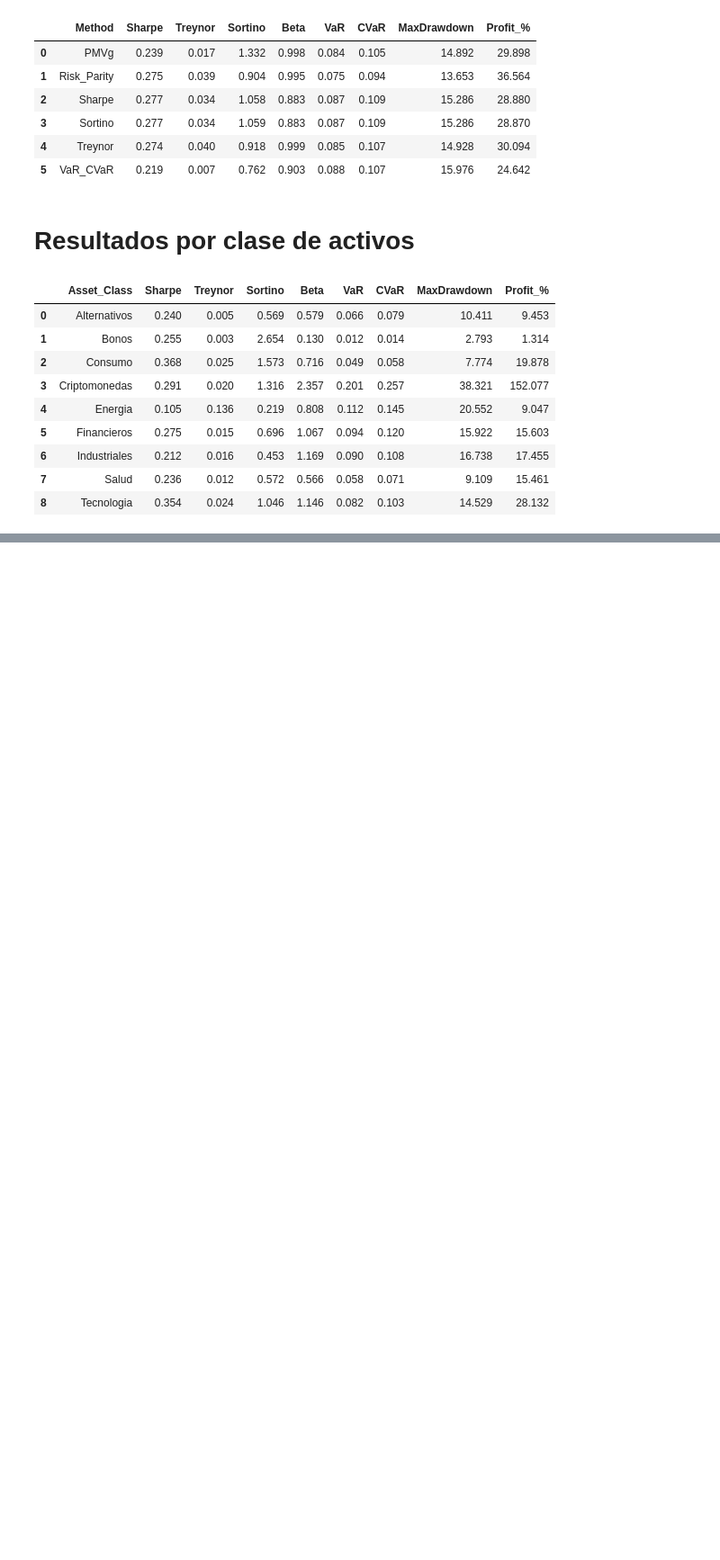
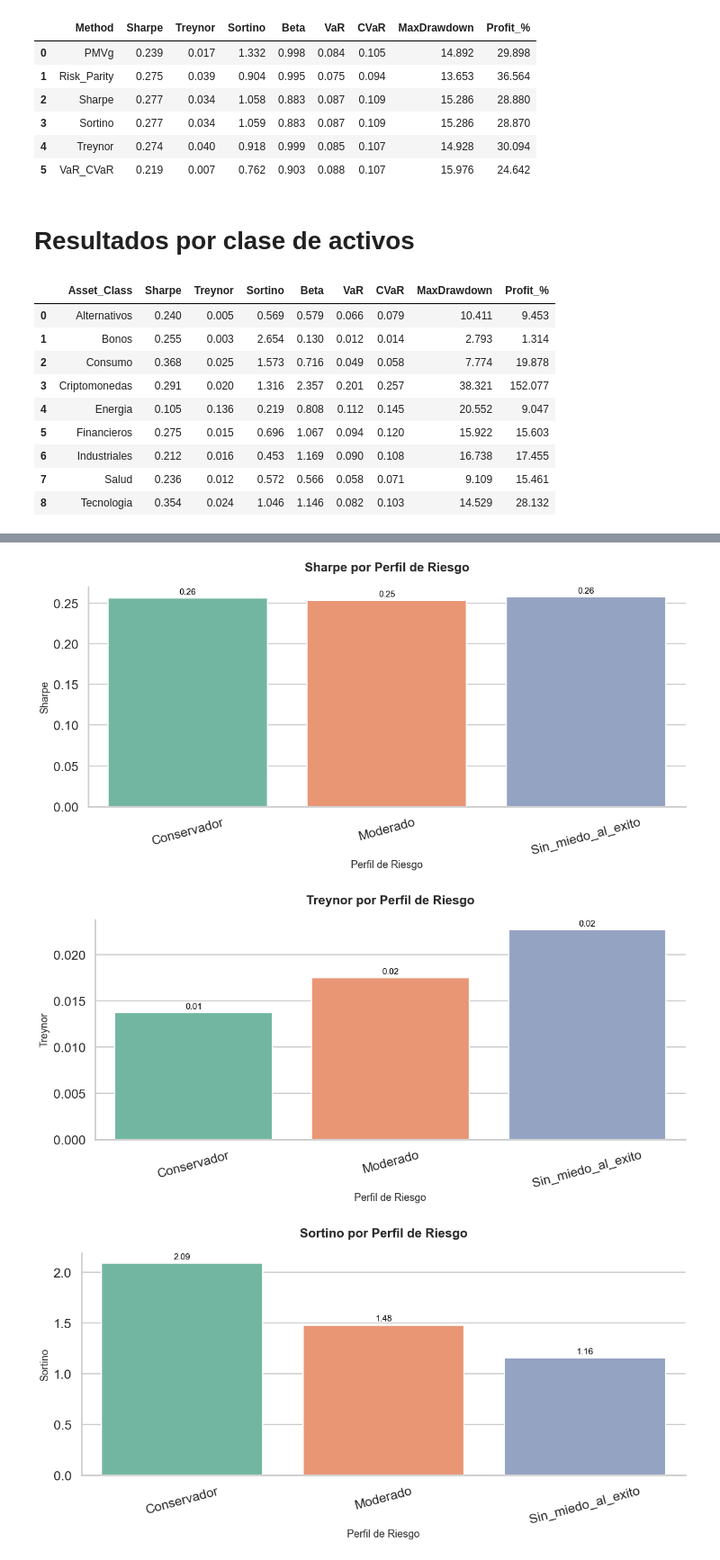
Before and after one commit to EdwarValDS/An-lisis-Gesti-n-de-Portafolios, a Jupyter notebook: analisis_resultados.ipynb, the cells around one changed output, grey strips where cells are left out. Shown at 90% size. Saved outputs shown, nothing was run; the diff lists cells and outputs as text; code cells hidden in the pictures; blank space fills up the shorter version.

```diff
--- a/analisis_resultados.ipynb
+++ b/analisis_resultados.ipynb
@@ -112,11 +157,0 @@ resultados_por_clase_de_activos.round(3)
-# %%
-resultados_por_clase_de_activos["Riesgo_bajo"] = [0, 70, 5, 0, 5, 5, 5, 5, 5]
-resultados_por_clase_de_activos["Riesgo_medio"] = [20, 40, 6.66, 0, 6.66, 6.66, 6.66, 6.66, 6.66]
-resultados_por_clase_de_activos["Riesgo_alto"] = [20, 20, 8.33, 10, 8.33, 8.33, 8.33, 8.33, 8.33]
-
-resultados_por_clase_de_activos["Profit_%_bajo_riesgo"] = resultados_por_clase_de_activos["Profit_%"] * resultados_por_clase_de_activos["Riesgo_bajo"] / 100
-resultados_por_clase_de_activos["Profit_%_medio_riesgo"] = resultados_por_clase_de_activos["Profit_%"] * resultados_por_clase_de_activos["Riesgo_medio"] / 100
-resultados_por_clase_de_activos["Profit_%_alto_riesgo"] = resultados_por_clase_de_activos["Profit_%"] * resultados_por_clase_de_activos["Riesgo_alto"] / 100
-
-retornos_perfiles = resultados_por_clase_de_activos[["Profit_%_bajo_riesgo", "Profit_%_medio_riesgo", "Profit_%_alto_riesgo"]]
-retornos_perfiles.sum().round(3)
@@ -199,0 +171,63 @@ The palette list has fewer values (8) than needed (9) and will cycle, which may
+# %%
+resultados_por_clase_de_activos["Conservador"] = [0, 70, 5, 0, 5, 5, 5, 5, 5]
+resultados_por_clase_de_activos["Moderado"] = [20, 40, 6.66, 0, 6.66, 6.66, 6.66, 6.66, 6.66]
+resultados_por_clase_de_activos["Sin_miedo_al_exito"] = [20, 20, 8.33, 10, 8.33, 8.33, 8.33, 8.33, 8.33]
+
+# --- Preparación de datos ---
+metricas = ["Sharpe","Treynor","Sortino","Beta", "VaR", "CVaR","MaxDrawdown","Profit_%"]
+
+# Aquí guardaremos todos los resultados
+resultados_lista = []
+
+for metric in metricas:
+    resultados_perfiles = resultados_por_clase_de_activos[[metric]].copy()
+    resultados_perfiles["Conservador"] = resultados_perfiles[metric] * resultados_por_clase_de_activos["Conservador"] / 100
+    resultados_perfiles["Moderado"] = resultados_perfiles[metric] * resultados_por_clase_de_activos["Moderado"] / 100
+    resultados_perfiles["Sin_miedo_al_exito"] = resultados_perfiles[metric] * resultados_por_clase_de_activos["Sin_miedo_al_exito"] / 100
+    resultados_perfiles = resultados_perfiles.drop(columns=[metric])
+    resultados_sum = resultados_perfiles.sum()
+
+    # Guardar resultados en formato largo
+    for perfil, valor in resultados_sum.items():
+        resultados_lista.append({"Métrica": metric, "Perfil": perfil, "Valor": valor})
+
+# Convertir a DataFrame
+df_resultados = pd.DataFrame(resultados_lista)
+
+# --- Gráficos ---
+sns.set_style("whitegrid")
+sns.set_context("talk")
+palette = sns.color_palette("Set2")
+
+for metric in metricas:
+    plt.figure(figsize=(12, 6))
+    data_metric = df_resultados[df_resultados["Métrica"] == metric]
+    ax = sns.barplot(
+        data=data_metric,
+        x="Perfil",
+        y="Valor",
+        palette=palette
+    )
+    ax.set_title(f"{metric} por Perfil de Riesgo", fontsize=16, weight='bold', pad=20)
+    ax.set_xlabel("Perfil de Riesgo", fontsize=13)
+    ax.set_ylabel(metric, fontsize=13)
+    ax.tick_params(axis='x', rotation=15)
+
+    # Añadir valores sobre las barras
+    for p in ax.patches:
+        value = p.get_height()
+        ax.annotate(
+            f'{value:.2f}',
+            (p.get_x() + p.get_width() / 2., value),
+            ha='center', va='bottom', fontsize=11, color='black', xytext=(0, 3),
+            textcoords='offset points'
+        )
+
+    sns.despine()
+    plt.tight_layout()
+    plt.savefig(f'./barplots_perfil/barplot_{metric}_por_perfil_riesgo.png', dpi=1200)
+    plt.show()
+# %% [output]
+[figure, added]
+[figure, added]
+[figure, added]
```
Also changed, not shown: parts of 10 cells of this notebook.
